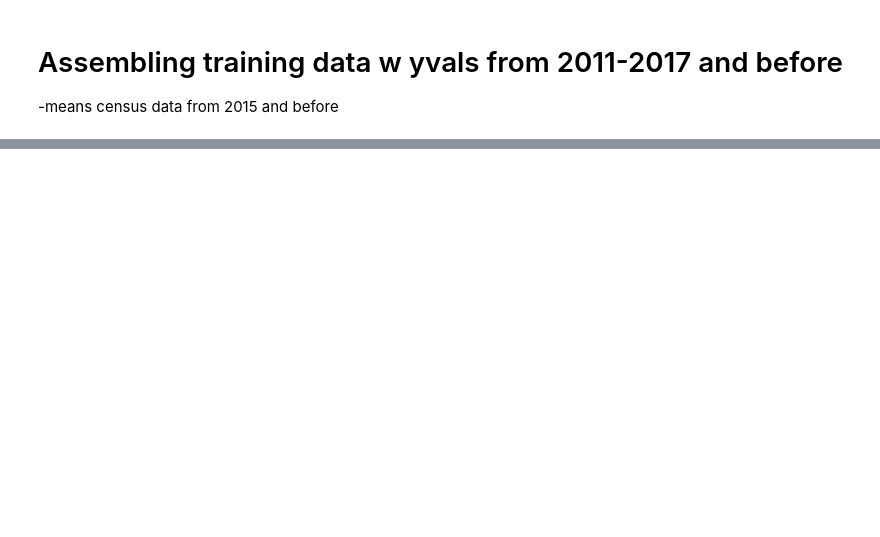
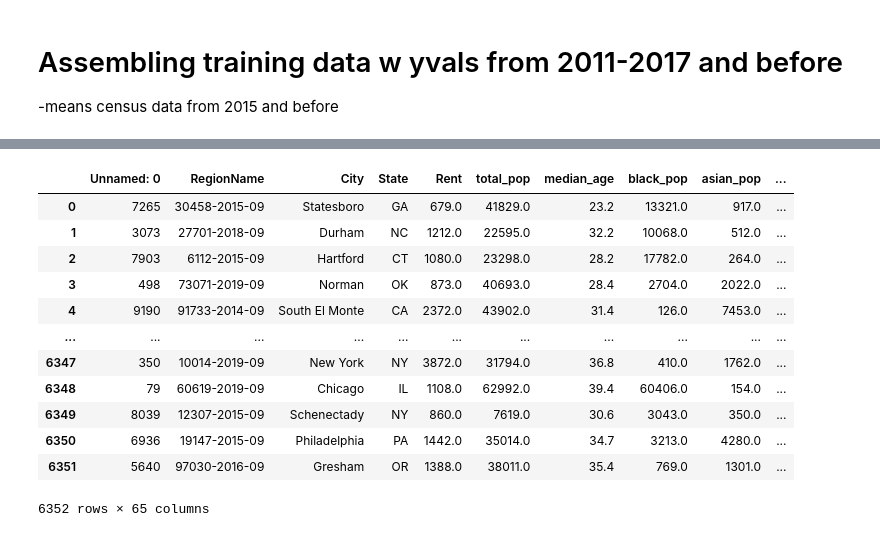
Before and after one commit to RyanBur/NYCDSA_Capstone, a Jupyter notebook: Data Collection.ipynb, the cells around one changed output, grey strips where cells are left out. Cells and saved outputs as stored; diff of their text form; code cells hidden in the pictures; blank space fills up the shorter version.

```diff
--- a/Data Collection.ipynb
+++ b/Data Collection.ipynb
@@ -179,0 +189,4 @@ assemble_train_test_predict(years_out=3,year_gap_in_data=2)
+# %%
+traindata=pd.read_csv('Data_acsTRAIN.csv')
+testdata=pd.read_csv('Data_acsTEST.csv')
+predictdata=pd.read_csv('Data_acsPREDICT.csv')
@@ -179,0 +610,16 @@ assemble_train_test_predict(years_out=3,year_gap_in_data=2)
+# %%
+traindata
+# %% [output]
+|  | Unnamed: 0 | RegionName | City | State | Rent | total_pop | median_age | black_pop | asian_pop | ... |
+| 0 | 7265 | 30458-2015-09 | Statesboro | GA | 679.0 | 41829.0 | 23.2 | 13321.0 | 917.0 | ... |
+| 1 | 3073 | 27701-2018-09 | Durham | NC | 1212.0 | 22595.0 | 32.2 | 10068.0 | 512.0 | ... |
+| 2 | 7903 | 6112-2015-09 | Hartford | CT | 1080.0 | 23298.0 | 28.2 | 17782.0 | 264.0 | ... |
+| 3 | 498 | 73071-2019-09 | Norman | OK | 873.0 | 40693.0 | 28.4 | 2704.0 | 2022.0 | ... |
+| 4 | 9190 | 91733-2014-09 | South El Monte | CA | 2372.0 | 43902.0 | 31.4 | 126.0 | 7453.0 | ... |
+| ... | ... | ... | ... | ... | ... | ... | ... | ... | ... | ... |
+| 6347 | 350 | 10014-2019-09 | New York | NY | 3872.0 | 31794.0 | 36.8 | 410.0 | 1762.0 | ... |
+| 6348 | 79 | 60619-2019-09 | Chicago | IL | 1108.0 | 62992.0 | 39.4 | 60406.0 | 154.0 | ... |
+| 6349 | 8039 | 12307-2015-09 | Schenectady | NY | 860.0 | 7619.0 | 30.6 | 3043.0 | 350.0 | ... |
+| 6350 | 6936 | 19147-2015-09 | Philadelphia | PA | 1442.0 | 35014.0 | 34.7 | 3213.0 | 4280.0 | ... |
+| 6351 | 5640 | 97030-2016-09 | Gresham | OR | 1388.0 | 38011.0 | 35.4 | 769.0 | 1301.0 | ... |
+6352 rows × 65 columns
```
Also changed, not shown: parts of 16 cells of this notebook.
